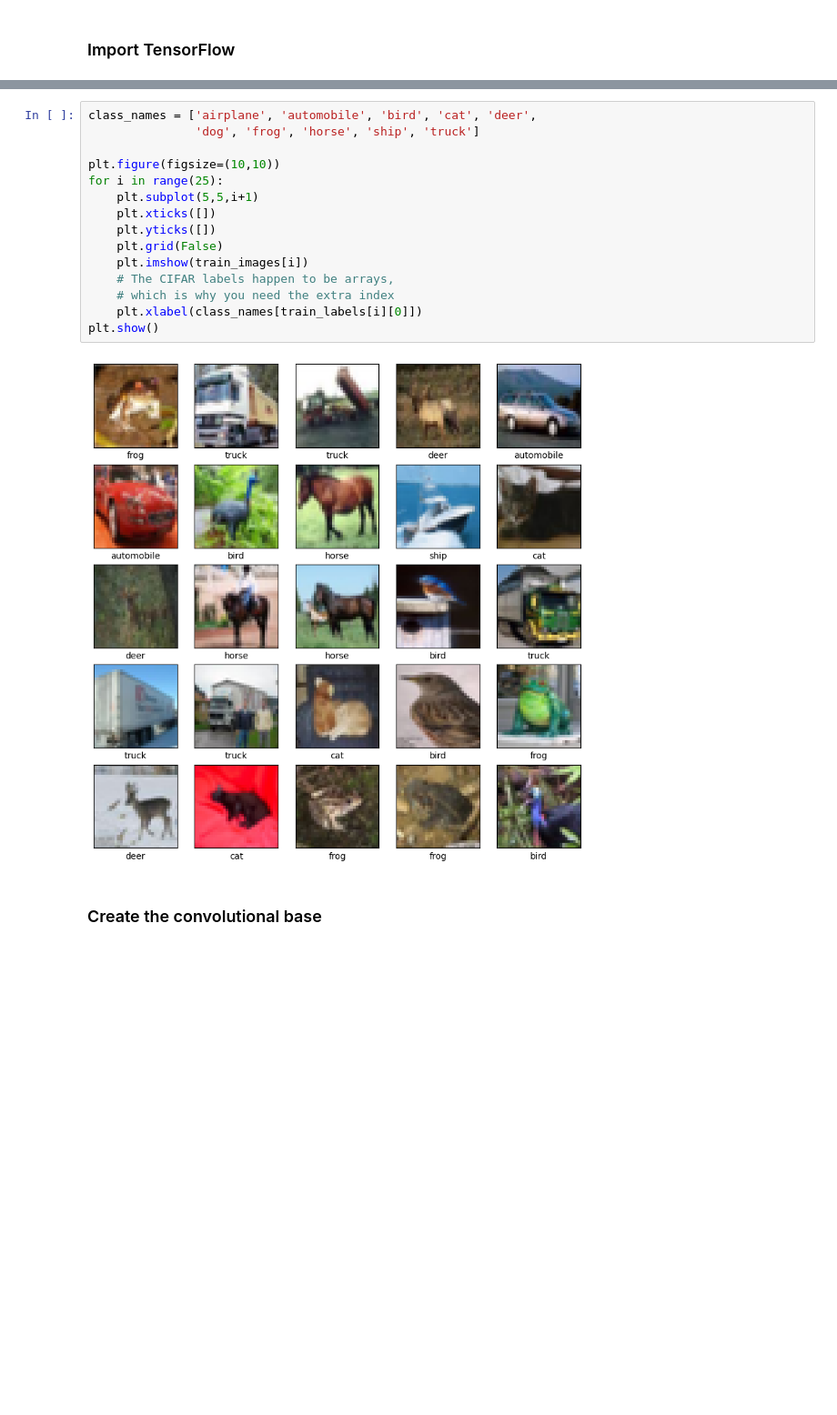
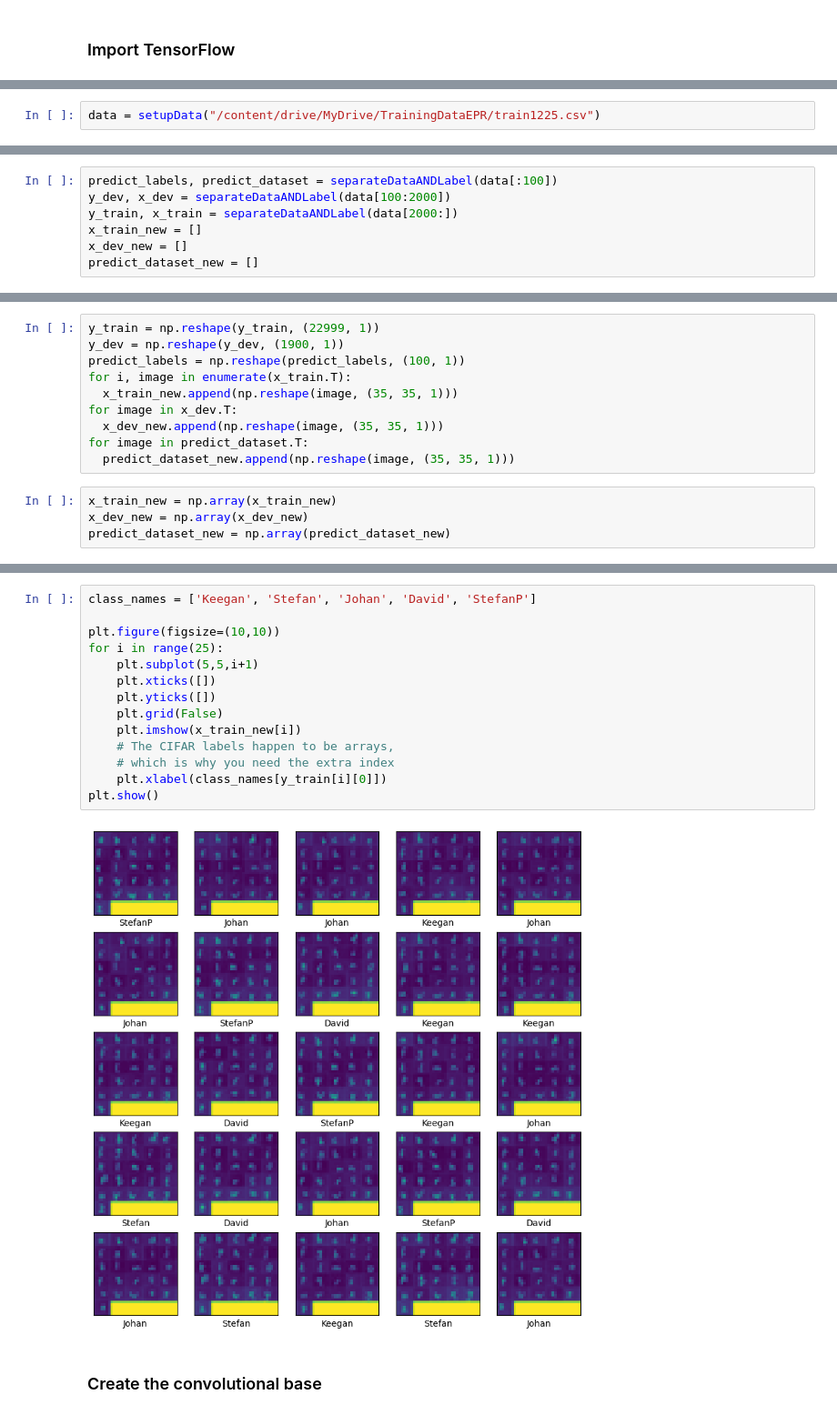
Before and after one commit to 0P3R4T0R-Dev/EPR402, a Jupyter notebook: site/en/tutorials/images/cnn.ipynb, the cells around one changed output, grey strips where cells are left out. Shown at 91% size. Drawn from its saved outputs; the diff is of its cells as text; blank space fills up the shorter version.

```diff
--- a/site/en/tutorials/images/cnn.ipynb
+++ b/site/en/tutorials/images/cnn.ipynb
@@ -65,0 +38,2 @@ To verify that the dataset looks correct, let's plot the first 25 images from th
+# %%
+data = setupData("/content/drive/MyDrive/TrainingDataEPR/train1225.csv")
@@ -65,0 +43,7 @@ To verify that the dataset looks correct, let's plot the first 25 images from th
+# %%
+predict_labels, predict_dataset = separateDataANDLabel(data[:100])
+y_dev, x_dev = separateDataANDLabel(data[100:2000])
+y_train, x_train = separateDataANDLabel(data[2000:])
+x_train_new = []
+x_dev_new = []
+predict_dataset_new = []
@@ -65,0 +58,14 @@ To verify that the dataset looks correct, let's plot the first 25 images from th
+# %%
+y_train = np.reshape(y_train, (22999, 1))
+y_dev = np.reshape(y_dev, (1900, 1))
+predict_labels = np.reshape(predict_labels, (100, 1))
+for i, image in enumerate(x_train.T):
+  x_train_new.append(np.reshape(image, (35, 35, 1)))
+for image in x_dev.T:
+  x_dev_new.append(np.reshape(image, (35, 35, 1)))
+for image in predict_dataset.T:
+  predict_dataset_new.append(np.reshape(image, (35, 35, 1)))
+# %%
+x_train_new = np.array(x_train_new)
+x_dev_new = np.array(x_dev_new)
+predict_dataset_new = np.array(predict_dataset_new)
@@ -66,20 +78,19 @@ To verify that the dataset looks correct, let's plot the first 25 images from th
 # %%
-class_names = ['airplane', 'automobile', 'bird', 'cat', 'deer',
-               'dog', 'frog', 'horse', 'ship', 'truck']
+class_names = ['Keegan', 'Stefan', 'Johan', 'David', 'StefanP']
 
 plt.figure(figsize=(10,10))
 for i in range(25):
     plt.subplot(5,5,i+1)
     plt.xticks([])
     plt.yticks([])
     plt.grid(False)
-    plt.imshow(train_images[i])
+    plt.imshow(x_train_new[i])
     # The CIFAR labels happen to be arrays,
     # which is why you need the extra index
-    plt.xlabel(class_names[train_labels[i][0]])
+    plt.xlabel(class_names[y_train[i][0]])
 plt.show()
 # %% [output]
-[figure, old version]
+[figure, new version]
 # %% [markdown]
 ### Create the convolutional base
 # %% [markdown]
```
Also changed, not shown: parts of 24 cells of this notebook.
